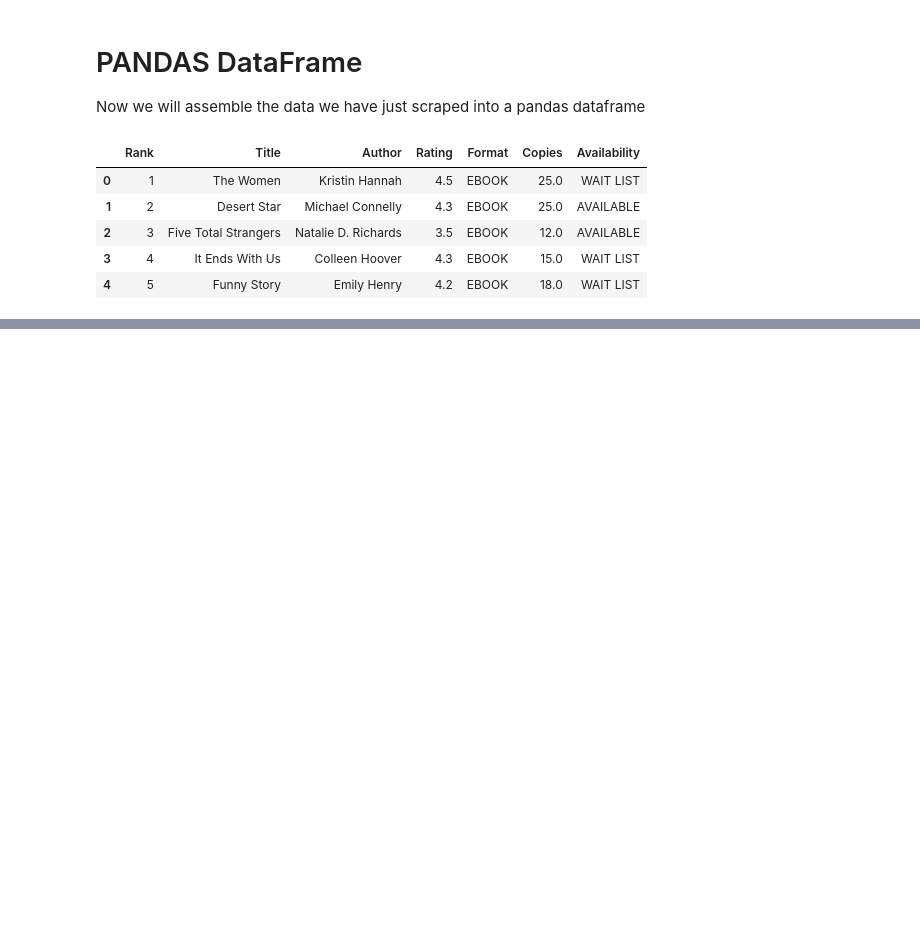
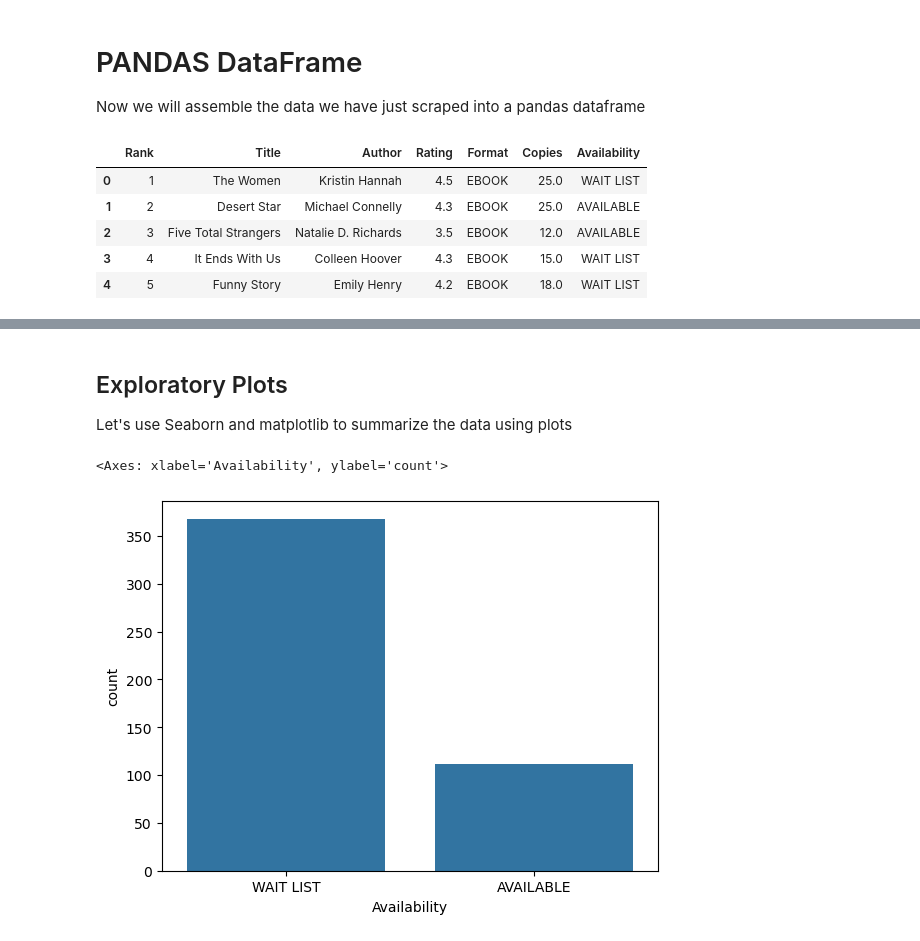
Before and after one commit to brinleyostler/AZ-top-books, a Jupyter notebook: best_books.ipynb, the cells around one changed output, grey strips where cells are left out. Drawn from its saved outputs; the diff is of its cells as text; code cells hidden in the pictures; blank space fills up the shorter version.

```diff
--- a/best_books.ipynb
+++ b/best_books.ipynb
@@ -237,0 +243,9 @@ top_books.to_csv('AZ_top_books.csv', index=False)
+# %% [markdown]
+## Exploratory Plots
+Let's use Seaborn and matplotlib to summarize the data using plots
+# %%
+# Create a bar plot of books marked 'wait list' and books marked 'available'
+sns.countplot(data=top_books, x='Availability')
+# %% [output]
+<Axes: xlabel='Availability', ylabel='count'>
+[figure, added]
```
Also changed, not shown: parts of 11 cells of this notebook.
